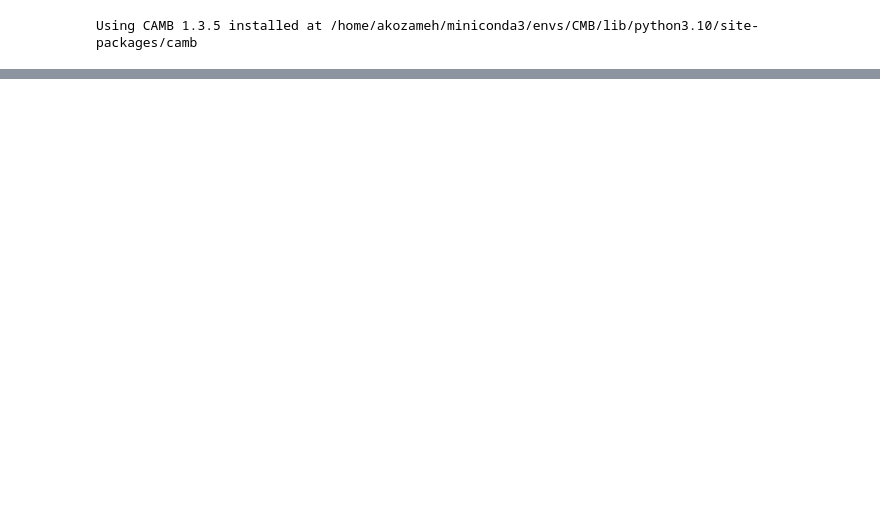
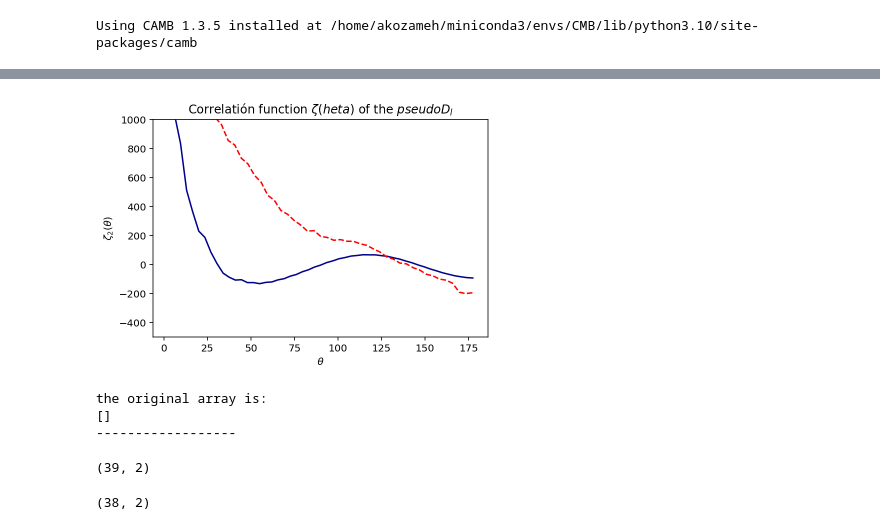
Before and after one commit to Augustocmb/cmblss, a Jupyter notebook: code/cmblss-main/polarisation-temperature-anisotropies.ipynb, the cells around one changed output, grey strips where cells are left out. Cells and saved outputs as stored; diff of their text form; code cells hidden in the pictures; blank space fills up the shorter version.

Commit message:
I compared both my c_theta and the schi c_theta

```diff
--- a/code/cmblss-main/polarisation-temperature-anisotropies.ipynb
+++ b/code/cmblss-main/polarisation-temperature-anisotropies.ipynb
@@ -178,0 +163,5 @@ plt.legend()
+# %%
+# Concatenate the ls
+ljoin=np.concatenate((([0,0,2,3]),lnew))
+# Concatenate the pseudo Dls
+pDl_=np.concatenate((([0.0,0.0,203.36331868506028,918.9783866182479]),pdl_int ))
@@ -178,0 +173,4 @@ plt.legend()
+# %%
+dl_1=np.ones((len(dl),4))
+dl_1[:,0]=dl
+dl_1.shape
@@ -178,0 +179,4 @@ plt.legend()
+# %%
+Dl=np.ones((len(pDl_),4))
+Dl[:,0]=pDl_
+Dl.shape
@@ -190,3 +196,9 @@ from camb import model, initialpower, correlations
 print('Using CAMB %s installed at %s'%(camb.__version__,os.path.dirname(camb.__file__)))
 # %% [output]
 Using CAMB 1.3.5 installed at /home/akozameh/miniconda3/envs/CMB/lib/python3.10/site-packages/camb
+# %%
+corr1, xvals_1, weights = correlations.gauss_legendre_correlation(Dl)
+corr2, xvals_2, weights2 = correlations.gauss_legendre_correlation(dl_1)
+#xvals2=np.linspace(-1,1,2502)
+r1=np.arccos(xvals_1)*180/np.pi # sampled theta values in degrees
+r2=np.arccos(xvals_2)*180/np.pi
@@ -192,0 +221,10 @@ Using CAMB 1.3.5 installed at /home/akozameh/miniconda3/envs/CMB/lib/python3.10/
+# %%
+plt.plot(r1, corr1[:,0], color = 'darkblue')
+plt.plot(r2,corr2[:,0],'--', color='red')
+plt.ylabel(r'$\zeta_{2}(\theta)$')
+plt.xlabel(r'$\theta$')
+plt.title('Correlatión function $\zeta (\theta)$ of the $pseudo D_{l}$')
+plt.ylim(-500,1000)
+plt.show()
+# %% [output]
+[figure, added]
@@ -192,0 +235,20 @@ Using CAMB 1.3.5 installed at /home/akozameh/miniconda3/envs/CMB/lib/python3.10/
+# %%
+print('the original array is:')
+print(d)
+print('------------------')
+# %% [output]
+the original array is:
+[]
+------------------
+# %%
+# adding new colums
+d_array=np.loadtxt('/home/akozameh/cmblss/data/schi.csv', delimiter=',')
+d_array.shape
+# %% [output]
+(39, 2)
+# %%
+# I delete the last component because is out of range
+d1=np.delete(d_array,38,0)
+d1.shape
+# %% [output]
+(38, 2)
```
Also changed, not shown: parts of 14 cells of this notebook.
